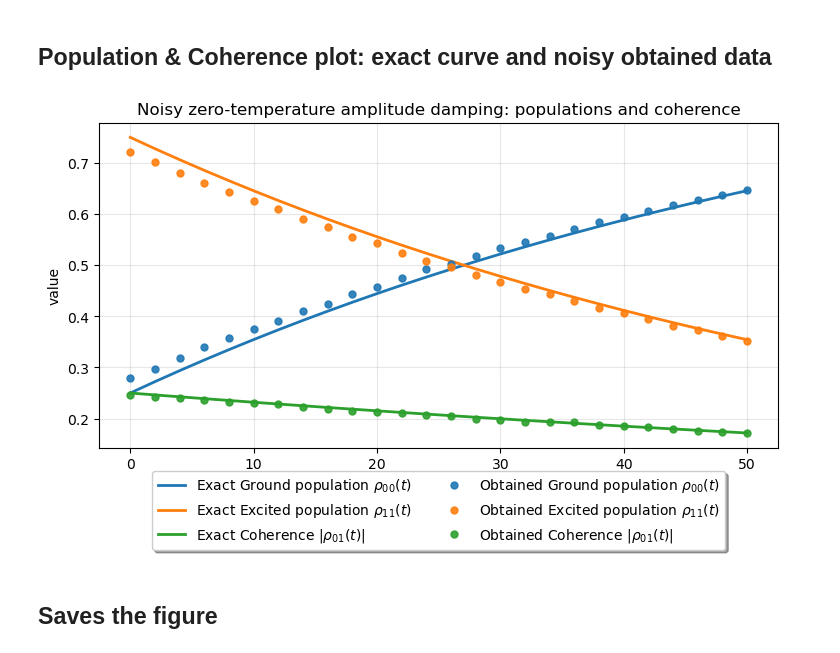
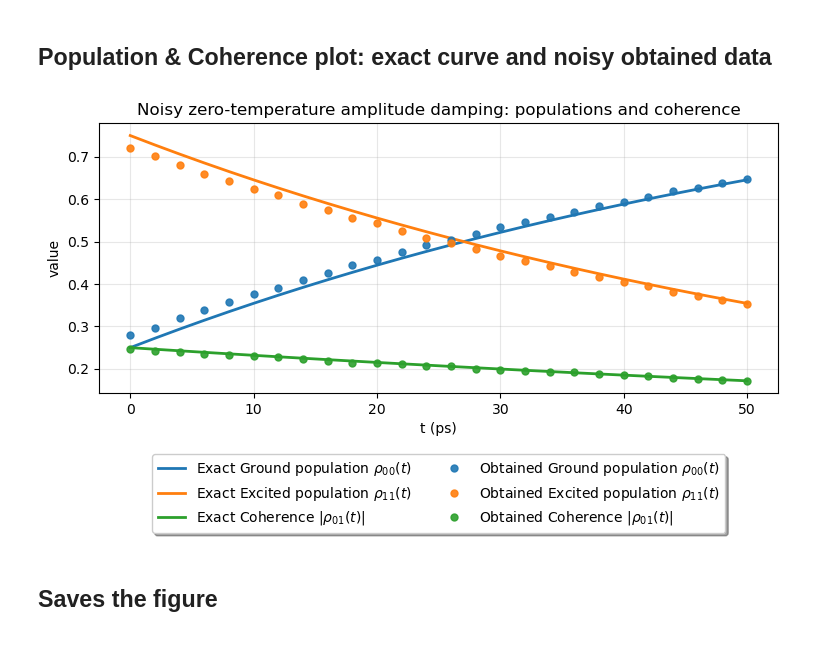
Before and after one commit to hychong1811/Open-QS-project, a Jupyter notebook: timeevo/ampdamp/execution_noisy.ipynb, the cells around one changed output. Cells and saved outputs as stored; diff of their text form; code cells hidden in the pictures.

Commit message:
Adjust legend position

```diff
--- a/timeevo/ampdamp/execution_noisy.ipynb
+++ b/timeevo/ampdamp/execution_noisy.ipynb
@@ -106,20 +106,20 @@ Obtained rho(t=0) =
 # %%
 fig, ax = plot_populations_and_coherence_comparison(
     times,
     result.exact_density_matrices,
     result.obtained_density_matrices,
     coherence_component="abs",   # change to "imag", "abs", or "phase" if desired
     colors=["tab:blue", "tab:orange", "tab:green"],
     title="Noisy zero-temperature amplitude damping: populations and coherence",
     xlabel="t (ps)",
 )
 
-ax.legend(loc='upper center', bbox_to_anchor=(0.5, -0.05),
+ax.legend(loc='upper center', bbox_to_anchor=(0.5, -0.2),
           fancybox=True, shadow=True, ncol=2)
 
 plt.show()
 # %% [output]
-[figure, old version]
+[figure, new version]
 # %% [markdown]
 ## Saves the figure
 # %%
```
Also changed, not shown: 4 other files.
